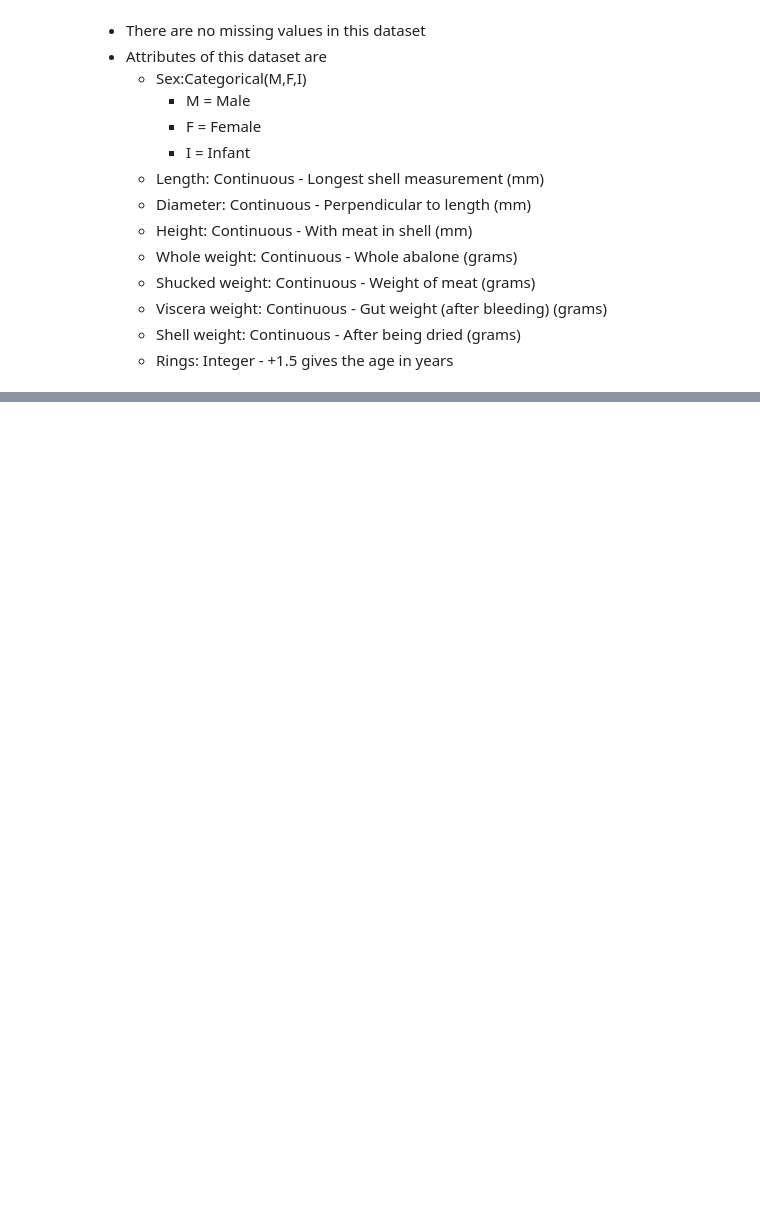
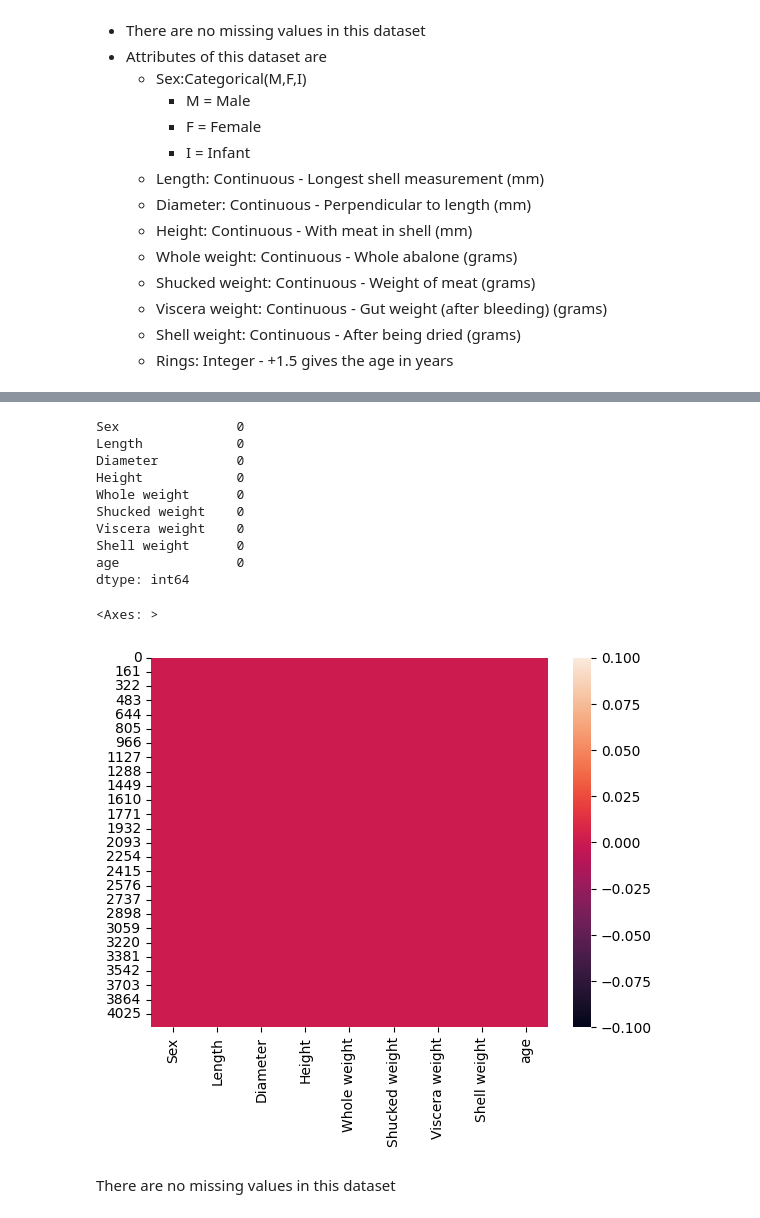
Before and after one commit to jsuj1th/Abalone-Age-Prediction, a Jupyter notebook: abalone.ipynb, the cells around one changed output, grey strips where cells are left out. Saved outputs shown, nothing was run; the diff lists cells and outputs as text; code cells hidden in the pictures; blank space fills up the shorter version.

```diff
--- a/abalone.ipynb
+++ b/abalone.ipynb
@@ -84,0 +90,19 @@ df.head()
+# %%
+missing_values = df.isnull().sum()
+print(missing_values)
+sns.heatmap(df.isnull())
+# %% [output]
+Sex               0
+Length            0
+Diameter          0
+Height            0
+Whole weight      0
+Shucked weight    0
+Viscera weight    0
+Shell weight      0
+age               0
+dtype: int64
+<Axes: >
+[figure, added]
+# %% [markdown]
+There are no missing values in this dataset
```
Also changed, not shown: parts of 47 cells of this notebook.
